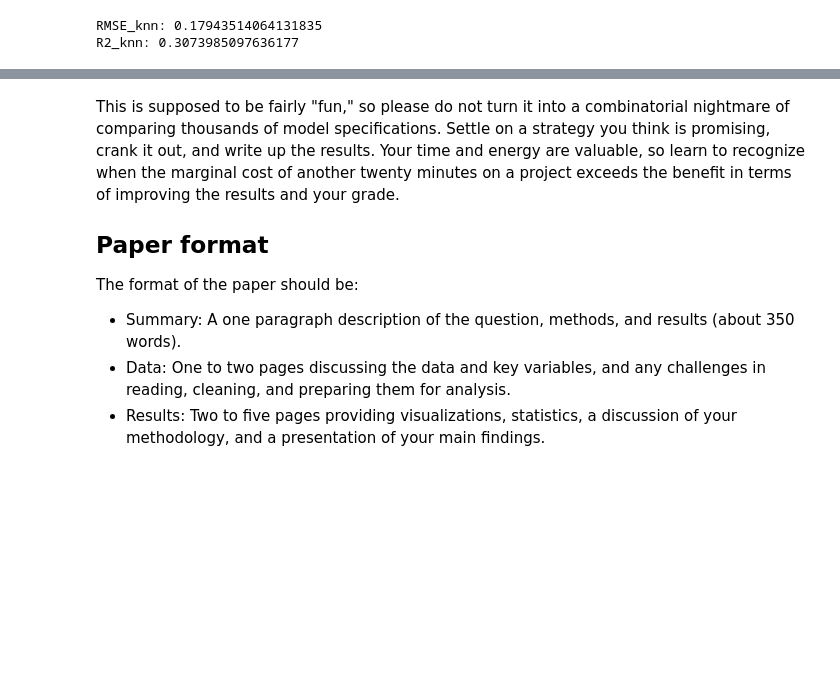
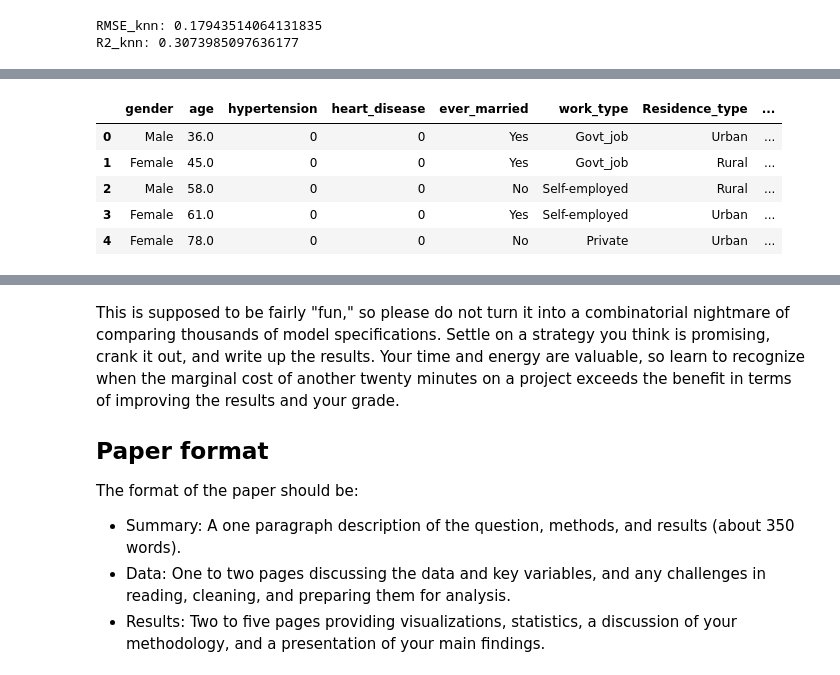
Before and after one commit to LexiVanMetre/group7, a Jupyter notebook: project_2/KNN.ipynb, the cells around one changed output, grey strips where cells are left out. Saved outputs shown, nothing was run; the diff lists cells and outputs as text; code cells hidden in the pictures; blank space fills up the shorter version.

```diff
--- a/project_2/KNN.ipynb
+++ b/project_2/KNN.ipynb
@@ -193,0 +237,9 @@ R2_knn: 0.3073985097636177
+# %%
+df.head()
+# %% [output]
+|  | gender | age | hypertension | heart_disease | ever_married | work_type | Residence_type | ... |
+| 0 | Male | 36.0 | 0 | 0 | Yes | Govt_job | Urban | ... |
+| 1 | Female | 45.0 | 0 | 0 | Yes | Govt_job | Rural | ... |
+| 2 | Male | 58.0 | 0 | 0 | No | Self-employed | Rural | ... |
+| 3 | Female | 61.0 | 0 | 0 | Yes | Self-employed | Urban | ... |
+| 4 | Female | 78.0 | 0 | 0 | No | Private | Urban | ... |
```
Also changed, not shown: parts of 19 cells of this notebook.
